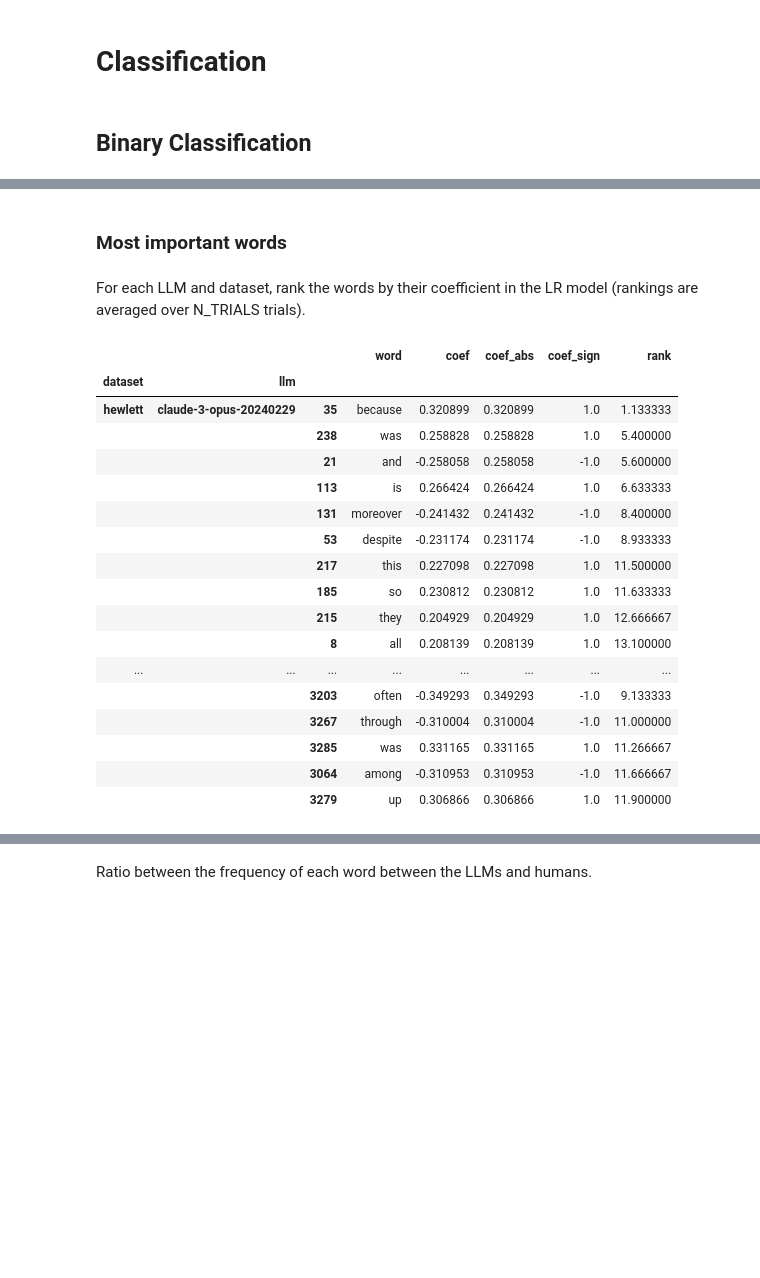
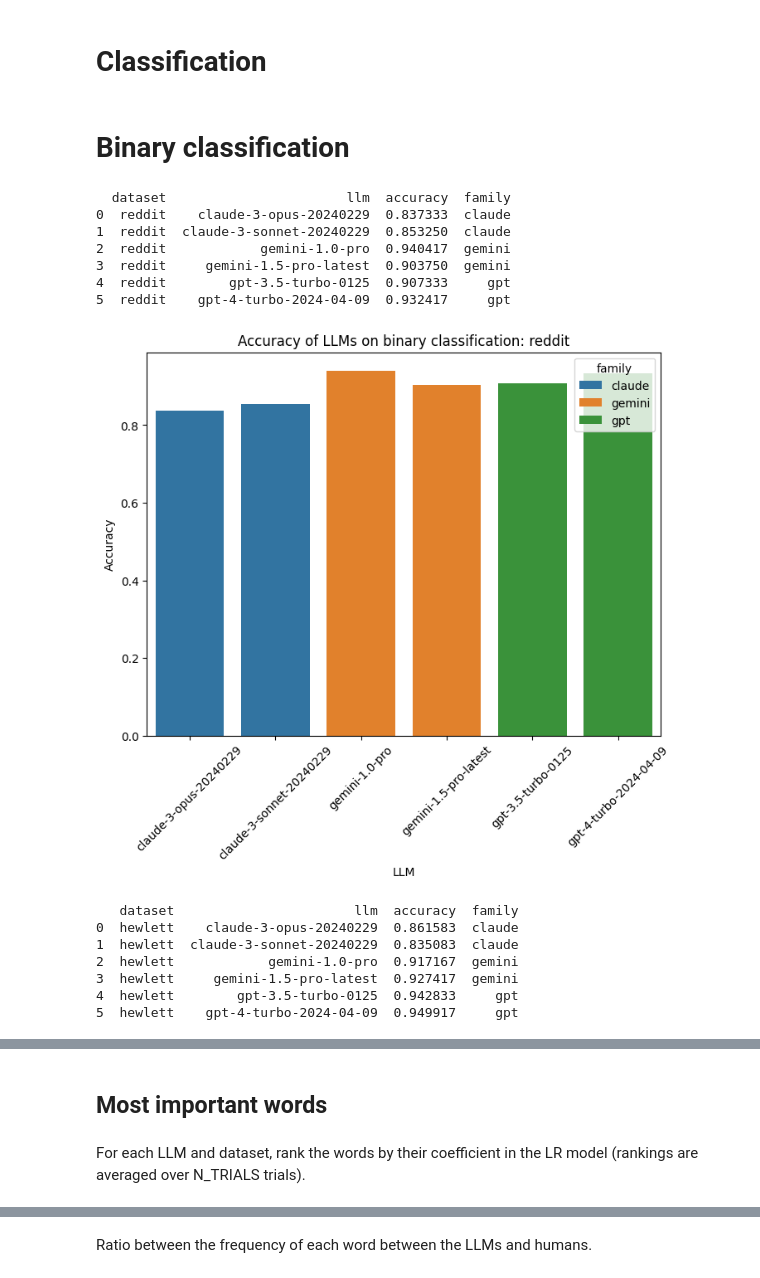
Before and after one commit to harrison-f-stropkay/llm-style, a Jupyter notebook: analysis.ipynb, the cells around one changed output, grey strips where cells are left out. Saved outputs shown, nothing was run; the diff lists cells and outputs as text; code cells hidden in the pictures; blank space fills up the shorter version.

Commit message:
multiclass, binary comparison

```diff
--- a/analysis.ipynb
+++ b/analysis.ipynb
@@ -99,7 +99,13 @@ import seaborn as sns
 from tqdm import tqdm
 
 
-def classify(df, function_words, test_prompts=None, return_df_coefs=False):
+def classify(
+    df,
+    function_words,
+    test_prompts=None,
+    return_df_coefs=False,
+    df_test_include_text=False,
+):
     # Train-test split
     prompt_ids = df["prompt_id"].unique().tolist()
     if not test_prompts:
@@ -144,6 +150,8 @@ def classify(df, function_words, test_prompts=None, return_df_coefs=False):
     y_pred = model.predict(z_scores_test)
 
     df_test["author_pred"] = y_pred
+    if not df_test_include_text:
+        df_test = df_test.drop(columns=["text"])
 
     # print the words that were most important for the model
     if return_df_coefs:
@@ -166,7 +174,7 @@ def classify(df, function_words, test_prompts=None, return_df_coefs=False):
 
 # df_test, df_coefs = classify(df, fw_oseah, return_df_coefs=True)
 # %% [markdown]
-## Binary Classification
+# Binary classification
 # %%
 N_TRIALS = 30
 fw = fw_oseah
@@ -195,3 +203,43 @@ if False:
 
     df_binary_classification = pd.DataFrame(binary_classification)
     df_binary_classification.to_csv(f"results/binary_classification.csv", index=False)
+# %%
+from io import StringIO
+
+
+df_bin = pd.read_csv("results/binary_classification.csv")
+for dataset in DATASETS:
+    df_bin_dataset = df_bin[df_bin["dataset"] == dataset]
+    df_acc = []
+    for _, dataset, llm, _, df_test, _ in df_bin_dataset.itertuples():
+        df_test = pd.read_json(StringIO(df_test), orient="records")
+        acc = (df_test["author"] == df_test["author_pred"]).mean()
+        df_acc.append({"dataset": dataset, "llm": llm, "accuracy": acc})
+    df_acc = pd.DataFrame(df_acc)
+    df_acc = df_acc.groupby(["dataset", "llm"]).mean().reset_index()
+    df_acc["family"] = df_acc["llm"].apply(lambda x: x.split("-")[0])
+    print(df_acc)
+
+    plt.figure(figsize=(8, 6))
+    sns.barplot(data=df_acc, x="llm", y="accuracy", hue="family")
+    plt.title(f"Accuracy of LLMs on binary classification: {dataset}")
+    plt.ylabel("Accuracy")
+    plt.xlabel("LLM")
+    plt.xticks(rotation=45)
+    plt.show()
+# %% [output]
+  dataset                       llm  accuracy  family
+0  reddit    claude-3-opus-20240229  0.837333  claude
+1  reddit  claude-3-sonnet-20240229  0.853250  claude
+2  reddit            gemini-1.0-pro  0.940417  gemini
+3  reddit     gemini-1.5-pro-latest  0.903750  gemini
+4  reddit        gpt-3.5-turbo-0125  0.907333     gpt
+5  reddit    gpt-4-turbo-2024-04-09  0.932417     gpt
+[figure, added]
+   dataset                       llm  accuracy  family
+0  hewlett    claude-3-opus-20240229  0.861583  claude
+1  hewlett  claude-3-sonnet-20240229  0.835083  claude
+2  hewlett            gemini-1.0-pro  0.917167  gemini
+3  hewlett     gemini-1.5-pro-latest  0.927417  gemini
+4  hewlett        gpt-3.5-turbo-0125  0.942833     gpt
+5  hewlett    gpt-4-turbo-2024-04-09  0.949917     gpt
@@ -198,5 +247,5 @@ if False:
 # %% [markdown]
-### Most important words
+## Most important words
 # %% [markdown]
 For each LLM and dataset, rank the words by their coefficient in the LR model (rankings are averaged over N_TRIALS trials).
 # %%
@@ -246,23 +295,4 @@ df_n_smallest = df_avg_ranks.groupby(["dataset", "llm"]).apply(
     lambda x: x.nsmallest(N, "rank"), include_groups=False
 )
 df_n_smallest
-# %% [output]
-|  |  |  | word | coef | coef_abs | coef_sign | rank |
-| dataset | llm |  |  |  |  |  |  |
-| hewlett | claude-3-opus-20240229 | 35 | because | 0.320899 | 0.320899 | 1.0 | 1.133333 |
-|  |  | 238 | was | 0.258828 | 0.258828 | 1.0 | 5.400000 |
-|  |  | 21 | and | -0.258058 | 0.258058 | -1.0 | 5.600000 |
-|  |  | 113 | is | 0.266424 | 0.266424 | 1.0 | 6.633333 |
-|  |  | 131 | moreover | -0.241432 | 0.241432 | -1.0 | 8.400000 |
-|  |  | 53 | despite | -0.231174 | 0.231174 | -1.0 | 8.933333 |
-|  |  | 217 | this | 0.227098 | 0.227098 | 1.0 | 11.500000 |
-|  |  | 185 | so | 0.230812 | 0.230812 | 1.0 | 11.633333 |
-|  |  | 215 | they | 0.204929 | 0.204929 | 1.0 | 12.666667 |
-|  |  | 8 | all | 0.208139 | 0.208139 | 1.0 | 13.100000 |
-| ... | ... | ... | ... | ... | ... | ... | ... |
-|  |  | 3203 | often | -0.349293 | 0.349293 | -1.0 | 9.133333 |
-|  |  | 3267 | through | -0.310004 | 0.310004 | -1.0 | 11.000000 |
-|  |  | 3285 | was | 0.331165 | 0.331165 | 1.0 | 11.266667 |
-|  |  | 3064 | among | -0.310953 | 0.310953 | -1.0 | 11.666667 |
-|  |  | 3279 | up | 0.306866 | 0.306866 | 1.0 | 11.900000 |
 # %% [markdown]
```
Also changed, not shown: parts of 8 cells of this notebook, 1 other file.
